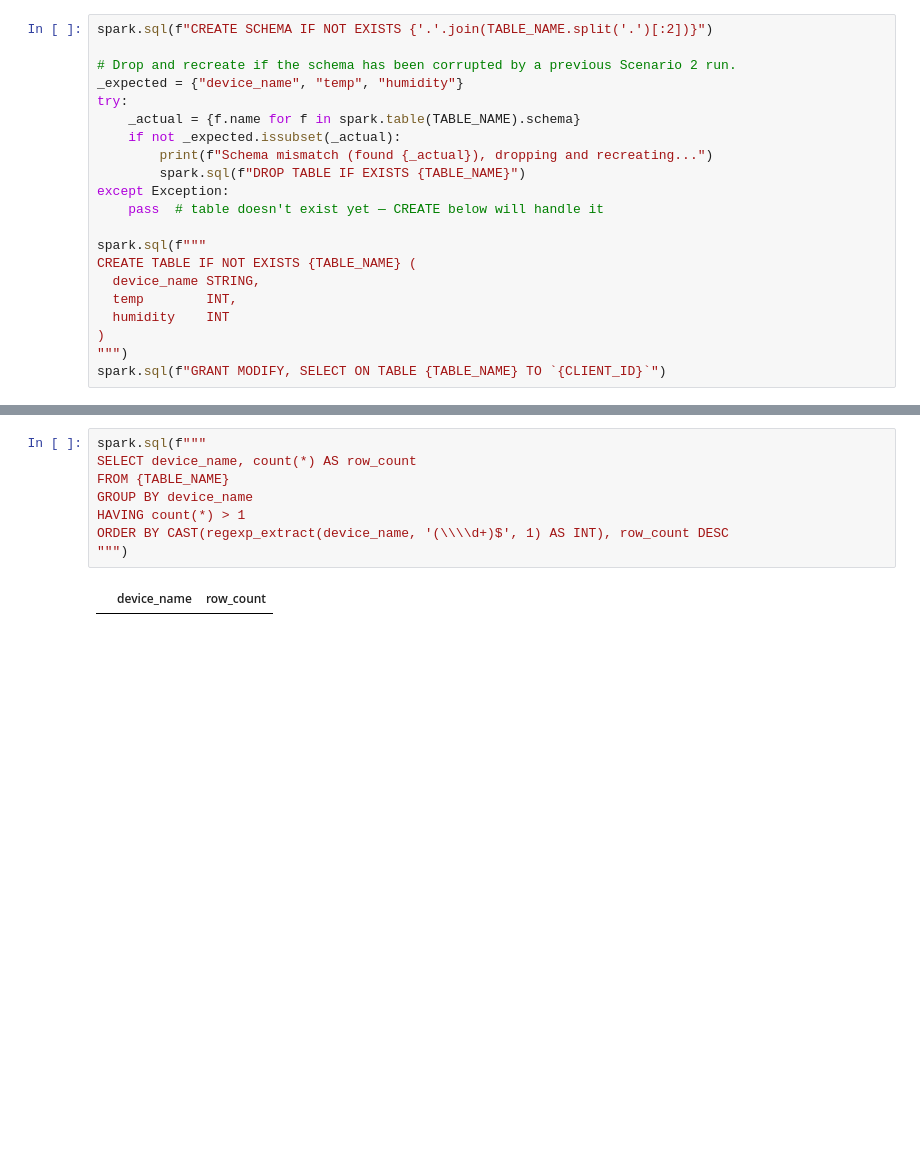
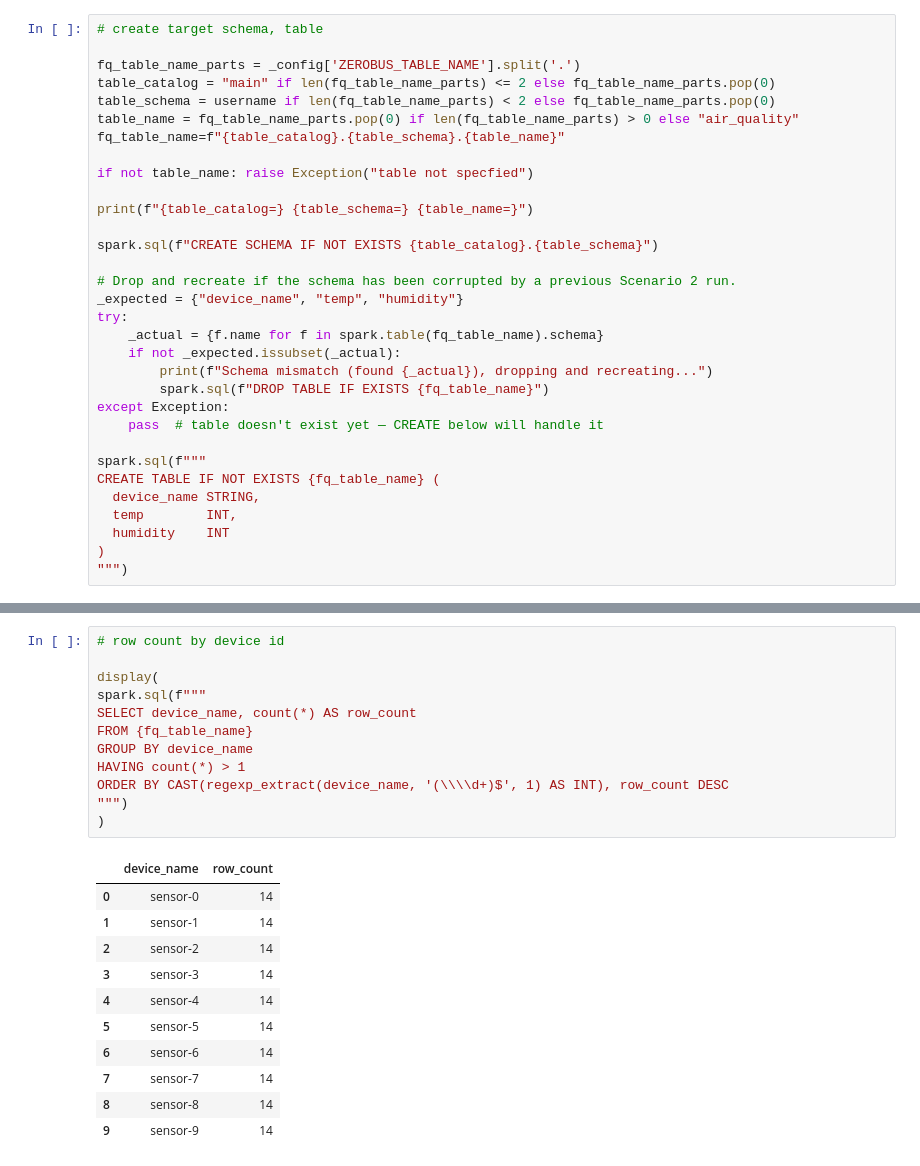
Before and after one commit to rsleedbx/zerobusdemo, a Jupyter notebook: notebooks/public_example.ipynb, the cells around one changed output, grey strips where cells are left out. Cells and saved outputs as stored; diff of their text form; blank space fills up the shorter version.

```diff
--- a/notebooks/public_example.ipynb
+++ b/notebooks/public_example.ipynb
@@ -71,22 +239,33 @@ if not _credentials_valid(CLIENT_ID, CLIENT_SECRET):
 # %%
-spark.sql(f"CREATE SCHEMA IF NOT EXISTS {'.'.join(TABLE_NAME.split('.')[:2])}")
+# create target schema, table
+
+fq_table_name_parts = _config['ZEROBUS_TABLE_NAME'].split('.')
+table_catalog = "main" if len(fq_table_name_parts) <= 2 else fq_table_name_parts.pop(0)
+table_schema = username if len(fq_table_name_parts) < 2 else fq_table_name_parts.pop(0)
+table_name = fq_table_name_parts.pop(0) if len(fq_table_name_parts) > 0 else "air_quality"
+fq_table_name=f"{table_catalog}.{table_schema}.{table_name}"
+
+if not table_name: raise Exception("table not specfied")
+
+print(f"{table_catalog=} {table_schema=} {table_name=}")
+
+spark.sql(f"CREATE SCHEMA IF NOT EXISTS {table_catalog}.{table_schema}")
 
 # Drop and recreate if the schema has been corrupted by a previous Scenario 2 run.
 _expected = {"device_name", "temp", "humidity"}
 try:
-    _actual = {f.name for f in spark.table(TABLE_NAME).schema}
+    _actual = {f.name for f in spark.table(fq_table_name).schema}
     if not _expected.issubset(_actual):
         print(f"Schema mismatch (found {_actual}), dropping and recreating...")
-        spark.sql(f"DROP TABLE IF EXISTS {TABLE_NAME}")
+        spark.sql(f"DROP TABLE IF EXISTS {fq_table_name}")
 except Exception:
     pass  # table doesn't exist yet — CREATE below will handle it
 
 spark.sql(f"""
-CREATE TABLE IF NOT EXISTS {TABLE_NAME} (
+CREATE TABLE IF NOT EXISTS {fq_table_name} (
   device_name STRING,
   temp        INT,
   humidity    INT
 )
 """)
-spark.sql(f"GRANT MODIFY, SELECT ON TABLE {TABLE_NAME} TO `{CLIENT_ID}`")
 # %% [output]
@@ -150,10 +366,24 @@ spark.sql(f"select min(device_name), max(device_name), count(*) from {TABLE_NAME
 # %%
+# row count by device id
+
+display(
 spark.sql(f"""
 SELECT device_name, count(*) AS row_count
-FROM {TABLE_NAME}
+FROM {fq_table_name}
 GROUP BY device_name
 HAVING count(*) > 1
 ORDER BY CAST(regexp_extract(device_name, '(\\\\d+)$', 1) AS INT), row_count DESC
 """)
+)
 # %% [output]
 |  | device_name | row_count |
+| 0 | sensor-0 | 14 |
+| 1 | sensor-1 | 14 |
+| 2 | sensor-2 | 14 |
+| 3 | sensor-3 | 14 |
+| 4 | sensor-4 | 14 |
+| 5 | sensor-5 | 14 |
+| 6 | sensor-6 | 14 |
+| 7 | sensor-7 | 14 |
+| 8 | sensor-8 | 14 |
+| 9 | sensor-9 | 14 |
```
Also changed, not shown: parts of 21 cells of this notebook, 3 other files.
